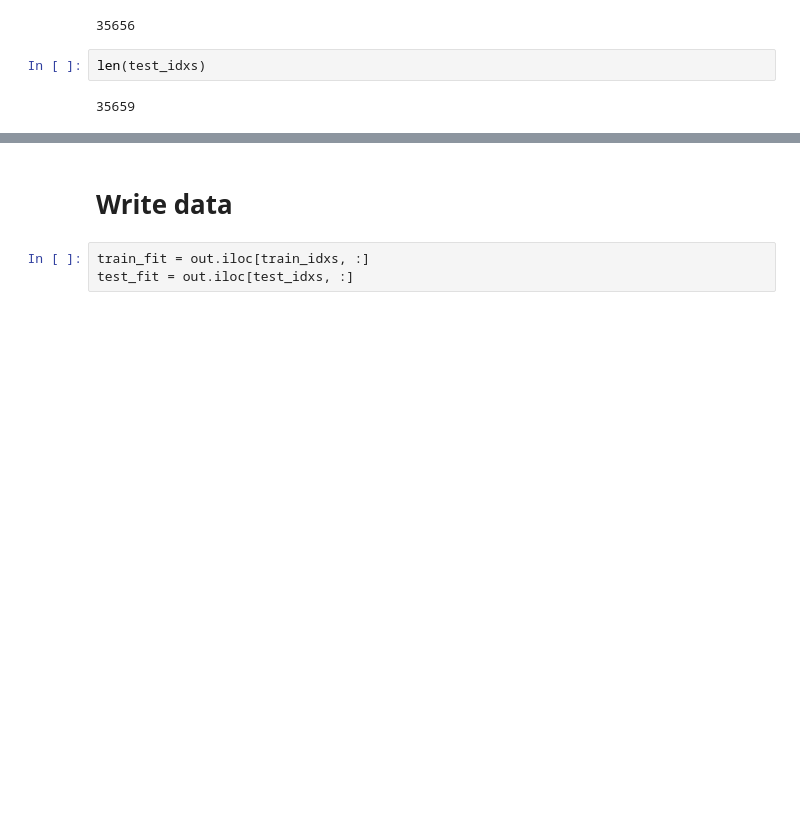
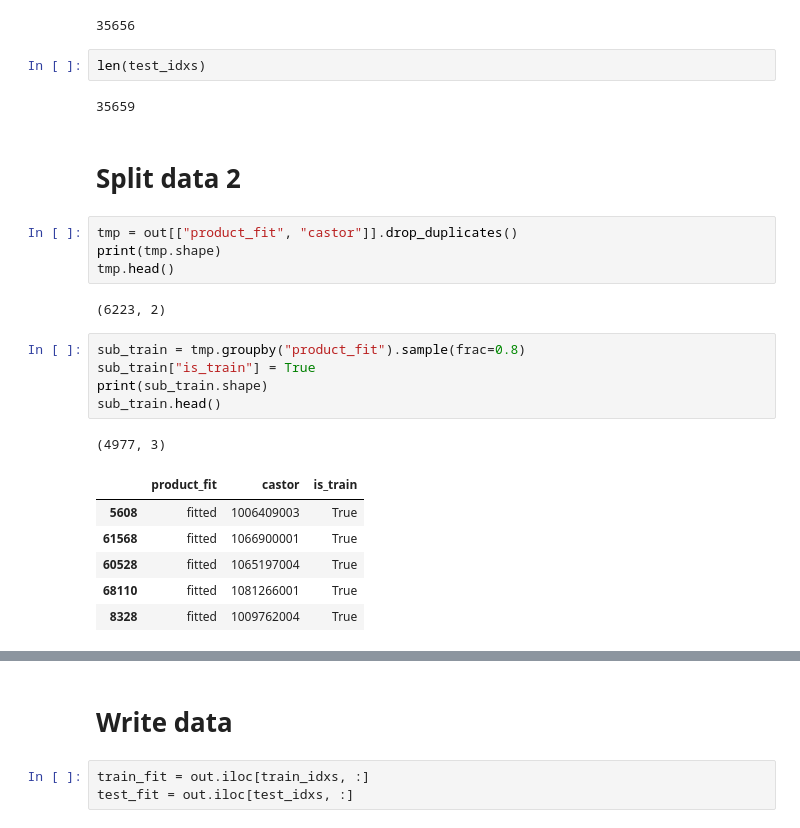
Before and after one commit to karanrampal/distributed-gcp, a Jupyter notebook: notebooks/create_dataset.ipynb, the cells around one changed output, grey strips where cells are left out. Cells and saved outputs as stored; diff of their text form; blank space fills up the shorter version.

```diff
--- a/notebooks/create_dataset.ipynb
+++ b/notebooks/create_dataset.ipynb
@@ -351,3 +351,24 @@ len(train_idxs)
 len(test_idxs)
 # %% [output]
 35659
+# %% [markdown]
+# Split data 2
+# %%
+tmp = out[["product_fit", "castor"]].drop_duplicates()
+print(tmp.shape)
+tmp.head()
+# %% [output]
+(6223, 2)
+# %%
+sub_train = tmp.groupby("product_fit").sample(frac=0.8)
+sub_train["is_train"] = True
+print(sub_train.shape)
+sub_train.head()
+# %% [output]
+(4977, 3)
+|  | product_fit | castor | is_train |
+| 5608 | fitted | 1006409003 | True |
+| 61568 | fitted | 1066900001 | True |
+| 60528 | fitted | 1065197004 | True |
+| 68110 | fitted | 1081266001 | True |
+| 8328 | fitted | 1009762004 | True |
```
Also changed, not shown: parts of 12 cells of this notebook, 2 other files.
